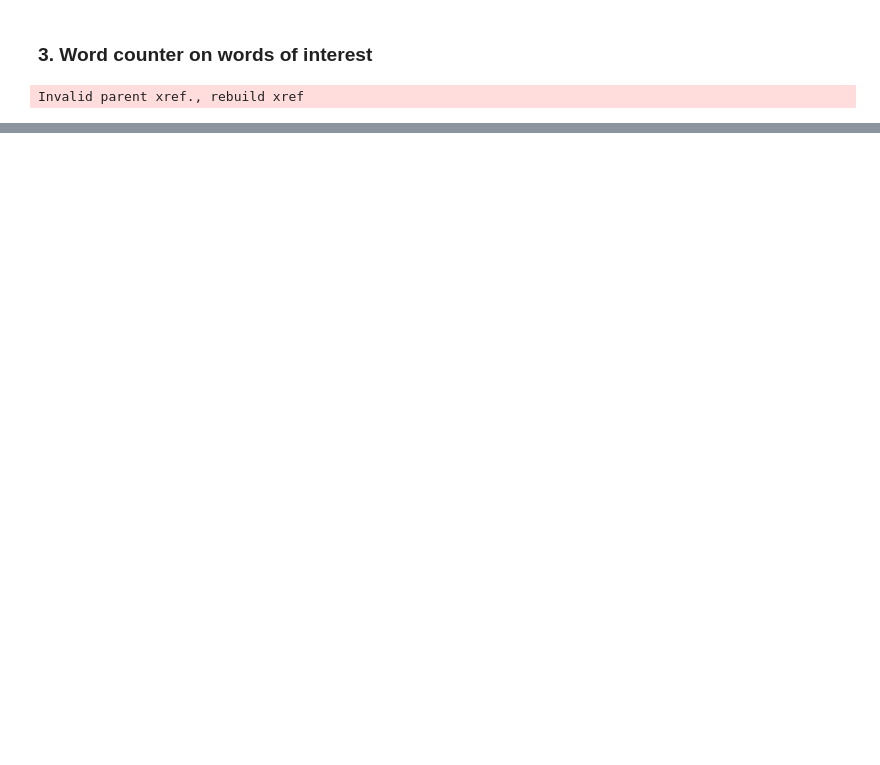
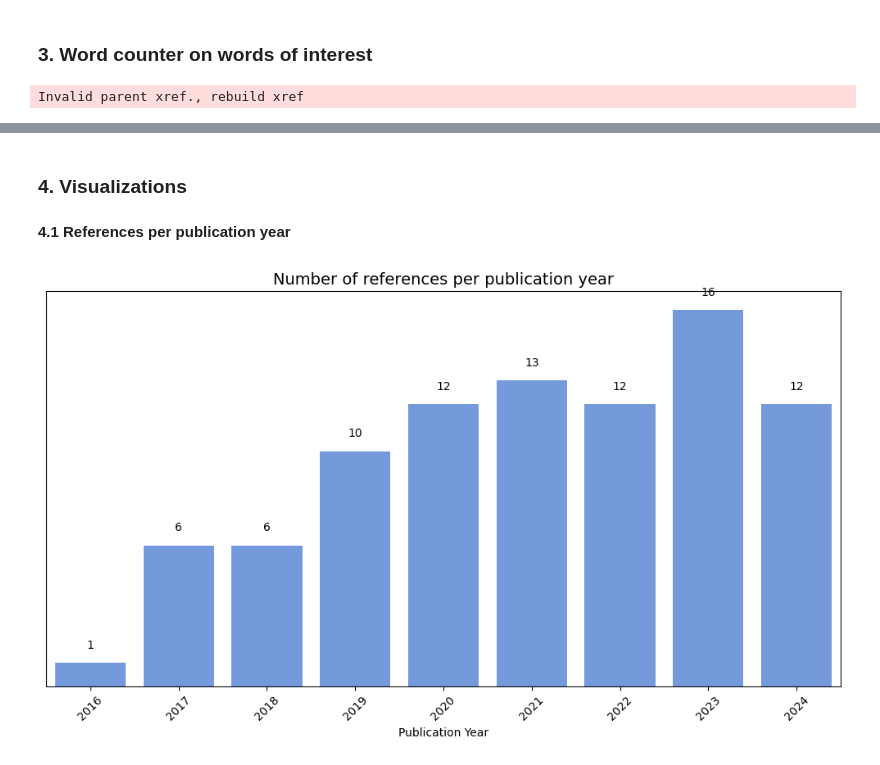
Before and after one commit to bart-custers/research_paper_AI_insurance, a Jupyter notebook: notebooks/Research_paper_XAI_insurance.ipynb, the cells around one changed output, grey strips where cells are left out. Cells and saved outputs as stored; diff of their text form; code cells hidden in the pictures; blank space fills up the shorter version.

Commit message:
added publication year

```diff
--- a/notebooks/Research_paper_XAI_insurance.ipynb
+++ b/notebooks/Research_paper_XAI_insurance.ipynb
@@ -184,0 +165,25 @@ df_word_counts.to_csv('C:/Users/bart_/Documents/Ethical_AI/Assignment/chk_word_c
+# %% [markdown]
+### **4. Visualizations**
+# %% [markdown]
+**4.1 References per publication year**
+# %%
+plt.figure(figsize=(10, 6))
+ax = sns.countplot(data=df_word_counts, x='publication_year', color='cornflowerblue', order=sorted(df_word_counts['publication_year'].unique()))
+
+# Add data labels above each bar
+for bar in ax.patches:
+    height = bar.get_height()
+    ax.text(bar.get_x() + bar.get_width() / 2, height + 0.5, f'{int(height)}', ha='center', va='bottom', fontsize=10)
+
+ax.yaxis.set_visible(False)
+
+# Add titles and labels
+plt.title('Number of references per publication year', fontsize=14)
+plt.xlabel('Publication Year', fontsize=10)
+plt.xticks(rotation=45)
+plt.tight_layout()
+
+# Show the plot
+plt.show()
+# %% [output]
+[figure, added]
```
Also changed, not shown: parts of 13 cells of this notebook.
